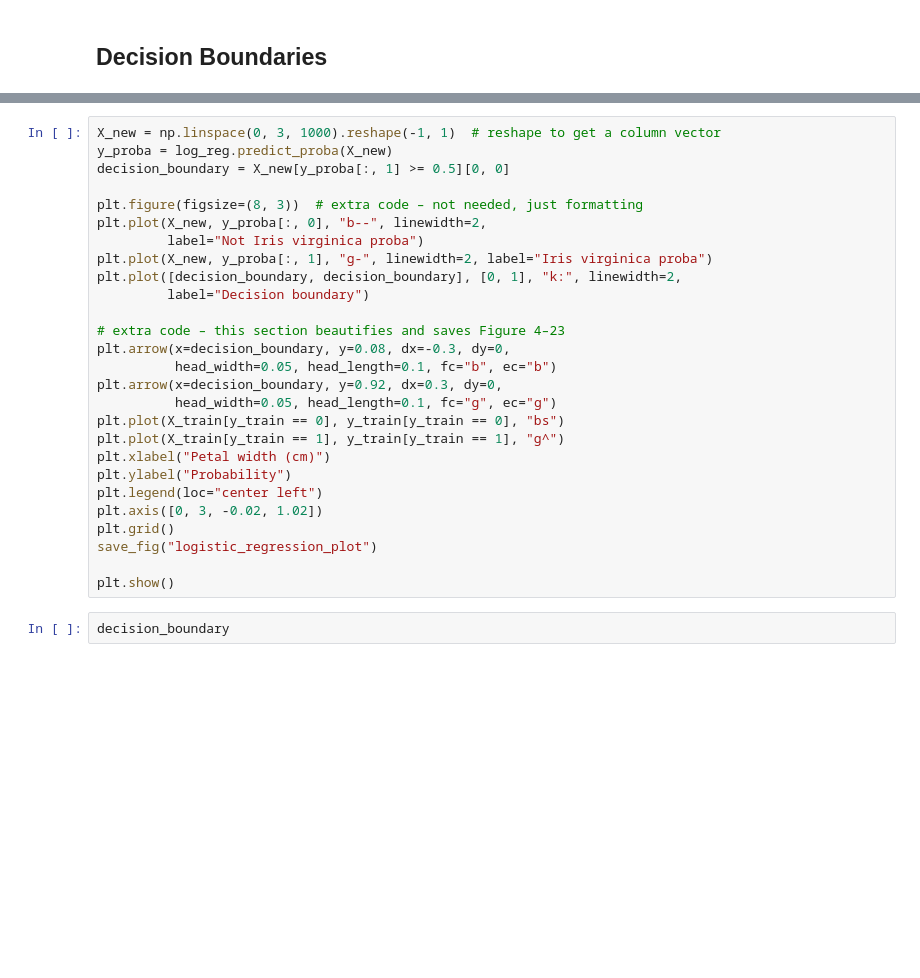
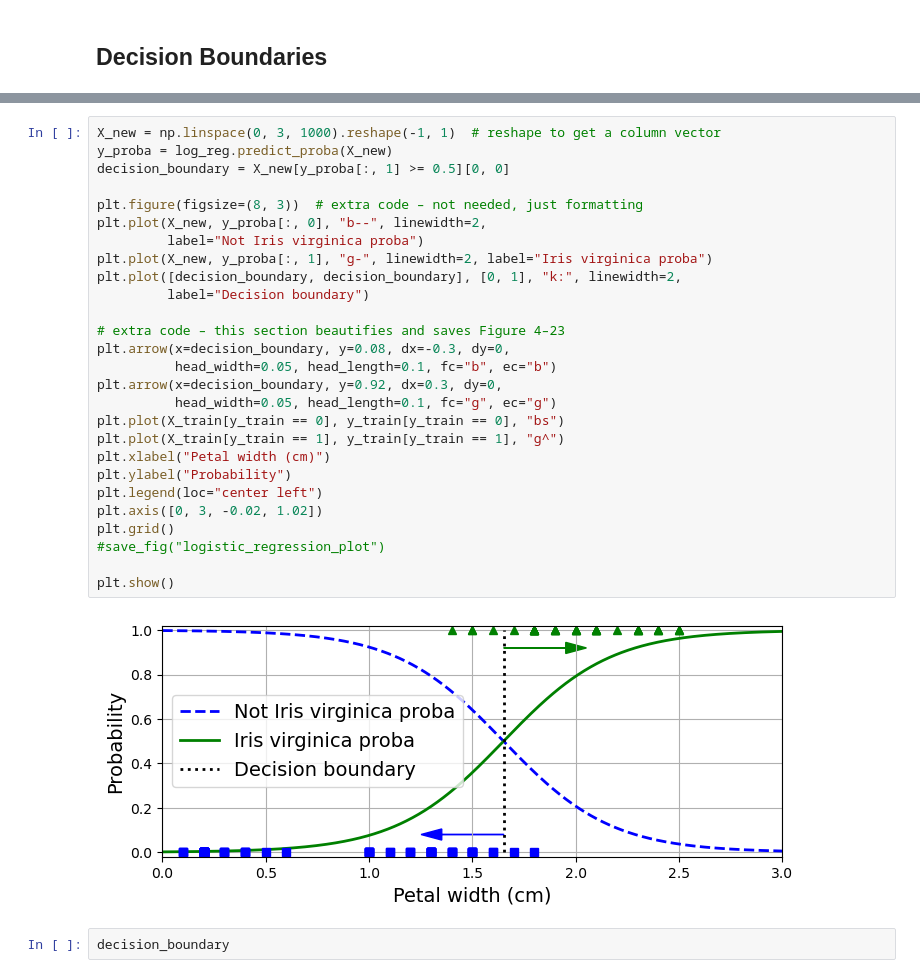
Before and after one commit to Gvandezande/handson-ml3, a Jupyter notebook: 04_training_linear_models_20250207.ipynb, the cells around one changed output, grey strips where cells are left out. Drawn from its saved outputs; the diff is of its cells as text; blank space fills up the shorter version.

```diff
--- a/04_training_linear_models_20250207.ipynb
+++ b/04_training_linear_models_20250207.ipynb
@@ -909,30 +990,32 @@ log_reg.fit(X_train, y_train)
 # %%
 X_new = np.linspace(0, 3, 1000).reshape(-1, 1)  # reshape to get a column vector
 y_proba = log_reg.predict_proba(X_new)
 decision_boundary = X_new[y_proba[:, 1] >= 0.5][0, 0]
 
 plt.figure(figsize=(8, 3))  # extra code – not needed, just formatting
 plt.plot(X_new, y_proba[:, 0], "b--", linewidth=2,
          label="Not Iris virginica proba")
 plt.plot(X_new, y_proba[:, 1], "g-", linewidth=2, label="Iris virginica proba")
 plt.plot([decision_boundary, decision_boundary], [0, 1], "k:", linewidth=2,
          label="Decision boundary")
 
 # extra code – this section beautifies and saves Figure 4–23
 plt.arrow(x=decision_boundary, y=0.08, dx=-0.3, dy=0,
           head_width=0.05, head_length=0.1, fc="b", ec="b")
 plt.arrow(x=decision_boundary, y=0.92, dx=0.3, dy=0,
           head_width=0.05, head_length=0.1, fc="g", ec="g")
 plt.plot(X_train[y_train == 0], y_train[y_train == 0], "bs")
 plt.plot(X_train[y_train == 1], y_train[y_train == 1], "g^")
 plt.xlabel("Petal width (cm)")
 plt.ylabel("Probability")
 plt.legend(loc="center left")
 plt.axis([0, 3, -0.02, 1.02])
 plt.grid()
-save_fig("logistic_regression_plot")
+#save_fig("logistic_regression_plot")
 
 plt.show()
+# %% [output]
+[figure, added]
 # %%
 decision_boundary
 # %%
```
Also changed, not shown: parts of 17 cells of this notebook, 3 other files.
